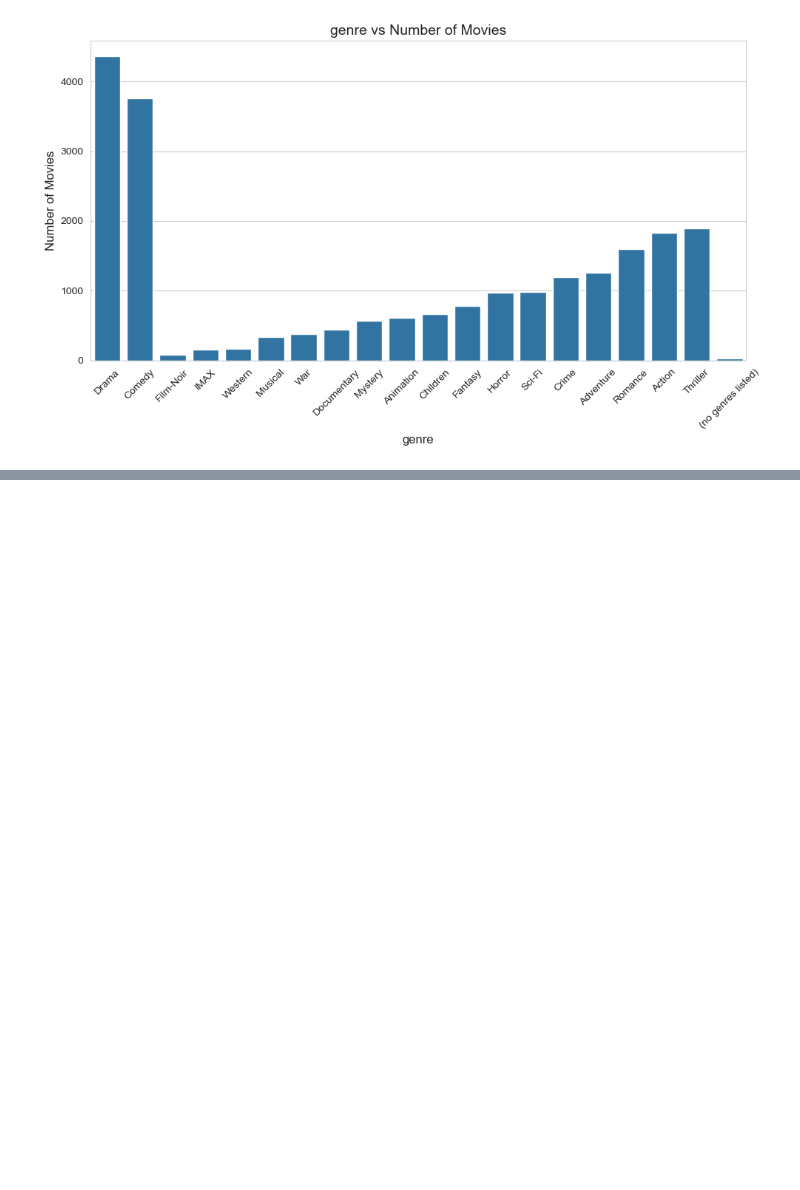
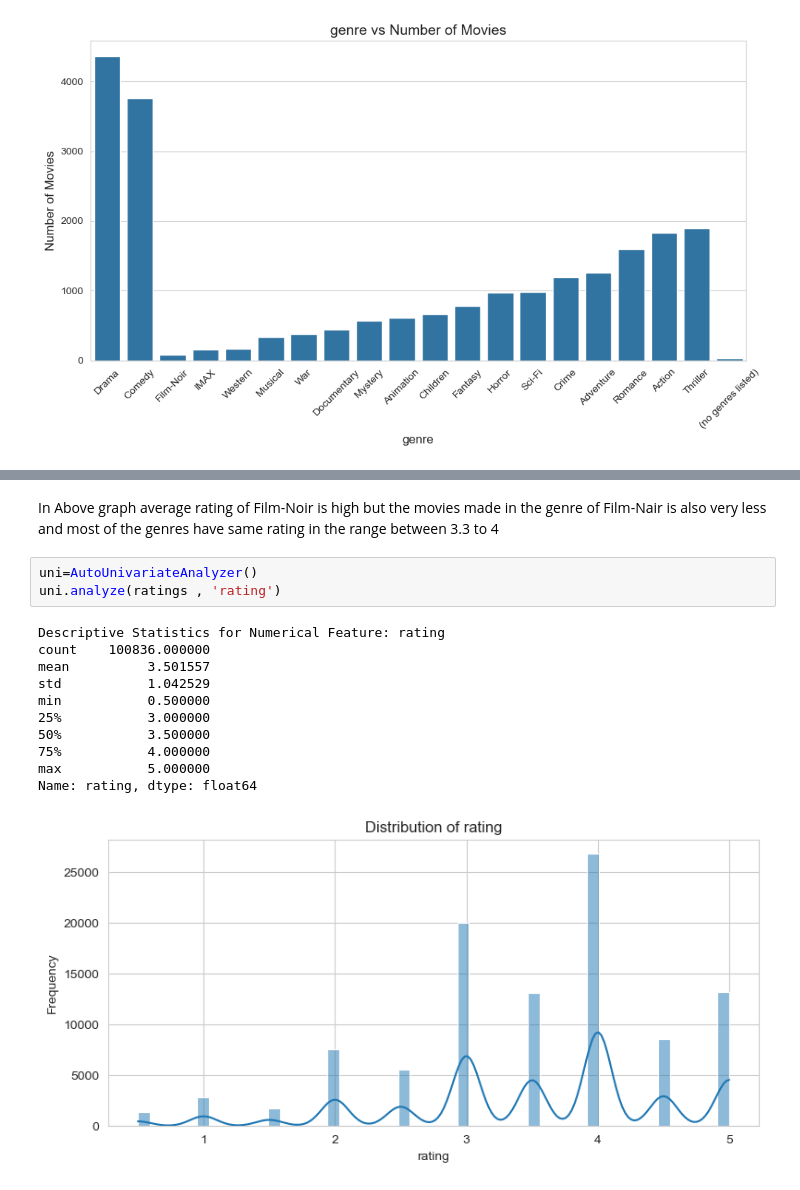
Before and after one commit to Sarvagya1212/FilmFusion, a Jupyter notebook: notebooks/EDA.ipynb, the cells around one changed output, grey strips where cells are left out. Drawn from its saved outputs; the diff is of its cells as text; blank space fills up the shorter version.

```diff
--- a/notebooks/EDA.ipynb
+++ b/notebooks/EDA.ipynb
@@ -194,0 +227,17 @@ bivariate.execute_analysis(genres_count, 'genre' , 'Number of Movies' , plot_typ
+# %% [markdown]
+In Above graph average rating of Film-Noir is high but the movies made in the genre of Film-Nair is also very less and most of the genres have same rating in the range between 3.3 to 4
+# %%
+uni=AutoUnivariateAnalyzer()
+uni.analyze(ratings , 'rating')
+# %% [output]
+Descriptive Statistics for Numerical Feature: rating
+count    100836.000000
+mean          3.501557
+std           1.042529
+min           0.500000
+25%           3.000000
+50%           3.500000
+75%           4.000000
+max           5.000000
+Name: rating, dtype: float64
+[figure, added]
```
Also changed, not shown: parts of 17 cells of this notebook, 4 other files.
